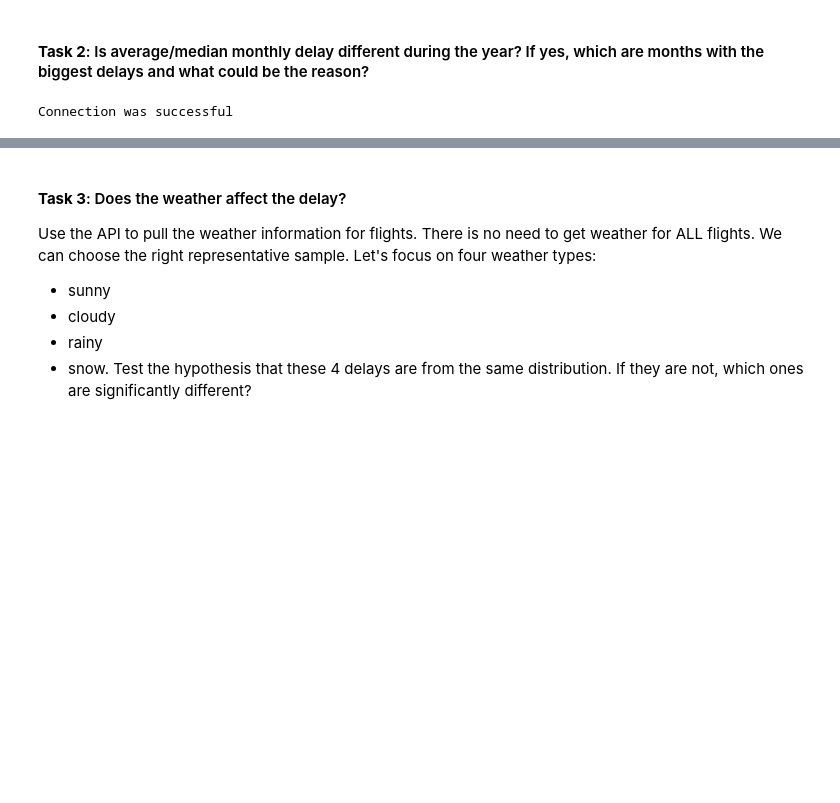
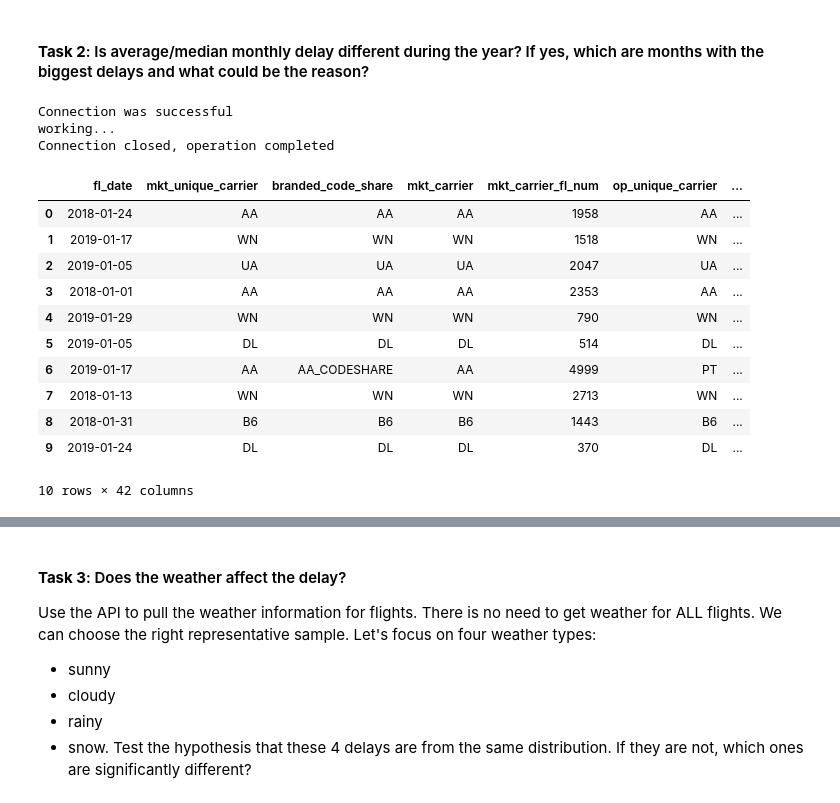
Before and after one commit to Richlorr/MidtermFlights, a Jupyter notebook: exploratory_analysis.ipynb, the cells around one changed output, grey strips where cells are left out. Drawn from its saved outputs; the diff is of its cells as text; code cells hidden in the pictures; blank space fills up the shorter version.

```diff
--- a/exploratory_analysis.ipynb
+++ b/exploratory_analysis.ipynb
@@ -156,19 +166,35 @@ for mon in range(1,13):
     else:
         i = str(mon)
     query = f'''
-    SELECT arr_delay FROM flights
+    SELECT * FROM flights
     WHERE fl_date LIKE '____-{i}%'
     ORDER BY random()
     LIMIT 300;
     '''
     cursor.execute(query)
     data = cursor.fetchall()
-    data = [i[0] for i in data] # unpack the response tuples
-    month = pd.Series(data)
-    months.append(pd.DataFrame(month))
+    month = pd.DataFrame(data, columns=columns)
+    months.append(month)
 
 connection.close()
 print("Connection closed, operation completed")
 # %% [output]
 Connection was successful
+working...
+Connection closed, operation completed
+# %%
+months[0].head(10)
+# %% [output]
+|  | fl_date | mkt_unique_carrier | branded_code_share | mkt_carrier | mkt_carrier_fl_num | op_unique_carrier | ... |
+| 0 | 2018-01-24 | AA | AA | AA | 1958 | AA | ... |
+| 1 | 2019-01-17 | WN | WN | WN | 1518 | WN | ... |
+| 2 | 2019-01-05 | UA | UA | UA | 2047 | UA | ... |
+| 3 | 2018-01-01 | AA | AA | AA | 2353 | AA | ... |
+| 4 | 2019-01-29 | WN | WN | WN | 790 | WN | ... |
+| 5 | 2019-01-05 | DL | DL | DL | 514 | DL | ... |
+| 6 | 2019-01-17 | AA | AA_CODESHARE | AA | 4999 | PT | ... |
+| 7 | 2018-01-13 | WN | WN | WN | 2713 | WN | ... |
+| 8 | 2018-01-31 | B6 | B6 | B6 | 1443 | B6 | ... |
+| 9 | 2019-01-24 | DL | DL | DL | 370 | DL | ... |
+10 rows × 42 columns
 # %%
```
Also changed, not shown: parts of 15 cells of this notebook.
